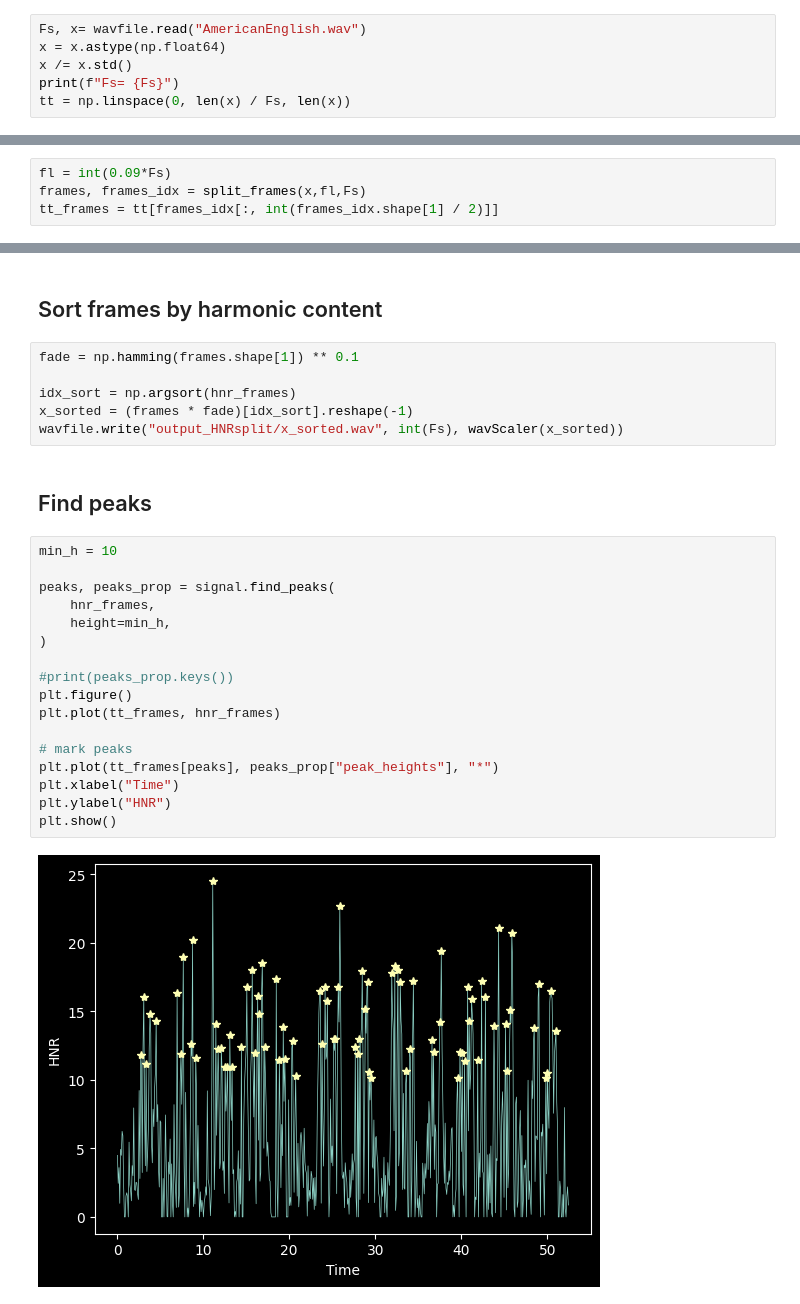
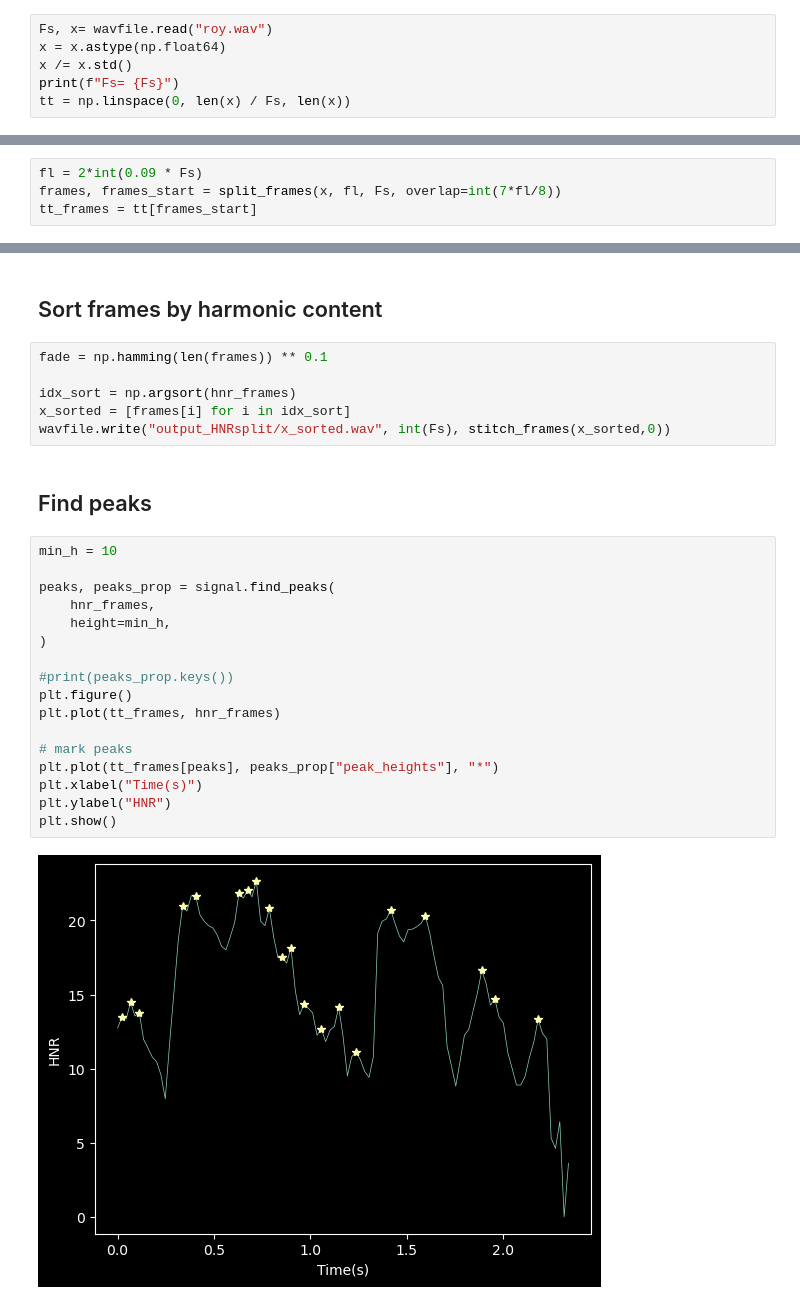
Before and after one commit to TobiasBjork/VowelProject, a Jupyter notebook: test_HNR_split.ipynb, the cells around one changed output, grey strips where cells are left out. Saved outputs shown, nothing was run; the diff lists cells and outputs as text.

```diff
--- a/test_HNR_split.ipynb
+++ b/test_HNR_split.ipynb
@@ -16,7 +16,7 @@ plt.style.use("dark_background")
 mpl.rcParams["lines.linewidth"] = 0.5
 plt.close("all")
 # %%
-Fs, x= wavfile.read("AmericanEnglish.wav")
+Fs, x= wavfile.read("roy.wav")
 x = x.astype(np.float64)
 x /= x.std()
 print(f"Fs= {Fs}")
@@ -26,5 +26,5 @@ Fs= 8000
 # %%
-fl = int(0.09*Fs)
-frames, frames_idx = split_frames(x,fl,Fs)
-tt_frames = tt[frames_idx[:, int(frames_idx.shape[1] / 2)]]
+fl = 2*int(0.09 * Fs)
+frames, frames_start = split_frames(x, fl, Fs, overlap=int(7*fl/8))
+tt_frames = tt[frames_start]
 # %% [output]
@@ -52,30 +52,30 @@ plt.show()
 # %% [markdown]
 ## Sort frames by harmonic content
 # %%
-fade = np.hamming(frames.shape[1]) ** 0.1
+fade = np.hamming(len(frames)) ** 0.1
 
 idx_sort = np.argsort(hnr_frames)
-x_sorted = (frames * fade)[idx_sort].reshape(-1)
-wavfile.write("output_HNRsplit/x_sorted.wav", int(Fs), wavScaler(x_sorted))
+x_sorted = [frames[i] for i in idx_sort]
+wavfile.write("output_HNRsplit/x_sorted.wav", int(Fs), stitch_frames(x_sorted,0))
 # %% [markdown]
 ## Find peaks
 # %%
 min_h = 10
 
 peaks, peaks_prop = signal.find_peaks(
     hnr_frames,
     height=min_h,
 )
 
 #print(peaks_prop.keys())
 plt.figure()
 plt.plot(tt_frames, hnr_frames)
 
 # mark peaks
 plt.plot(tt_frames[peaks], peaks_prop["peak_heights"], "*")
-plt.xlabel("Time")
+plt.xlabel("Time(s)")
 plt.ylabel("HNR")
 plt.show()
 # %% [output]
-[figure, old version]
+[figure, new version]
 # %%
```
Also changed, not shown: parts of 5 cells of this notebook, 4 other files.
